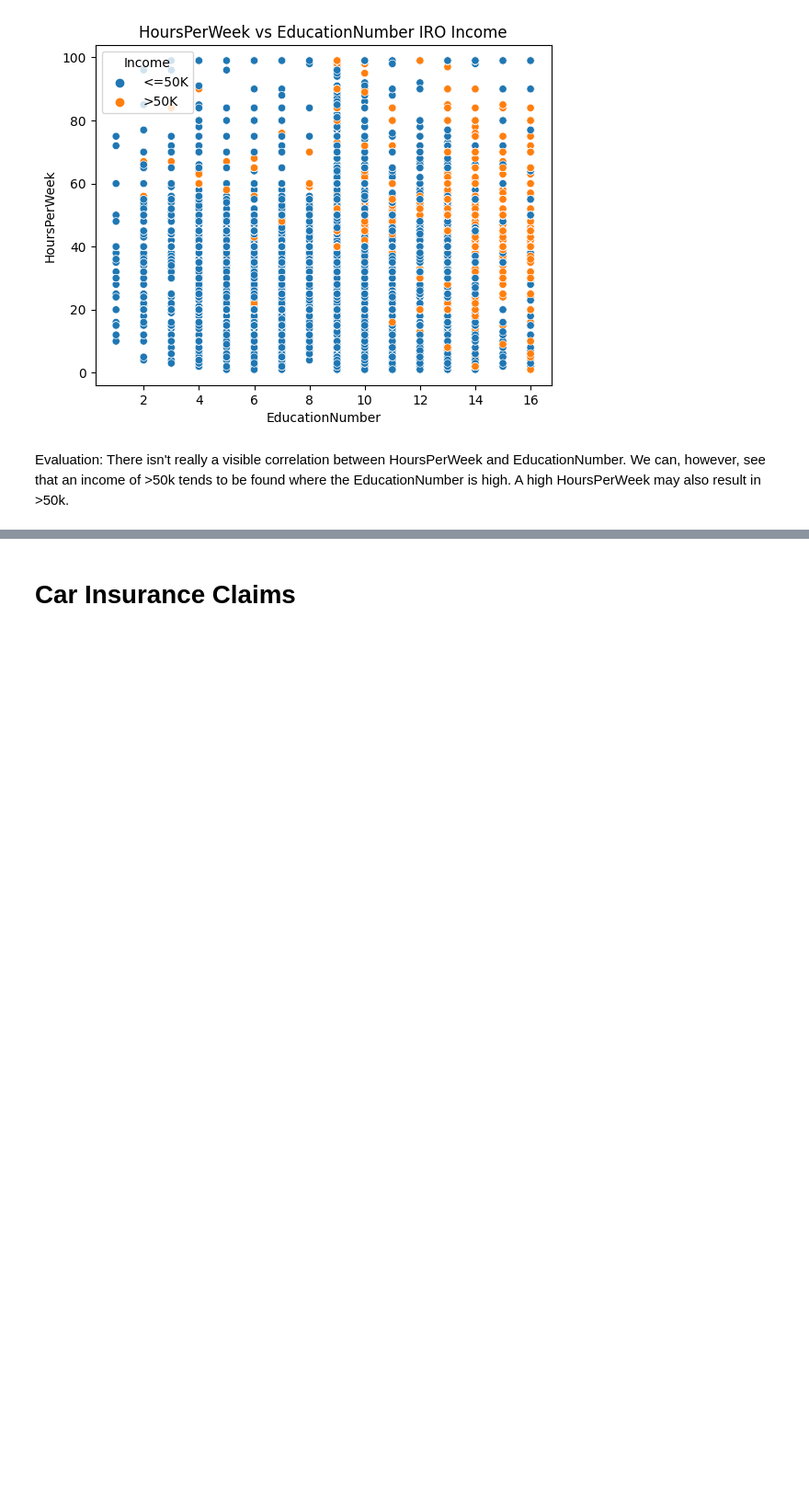
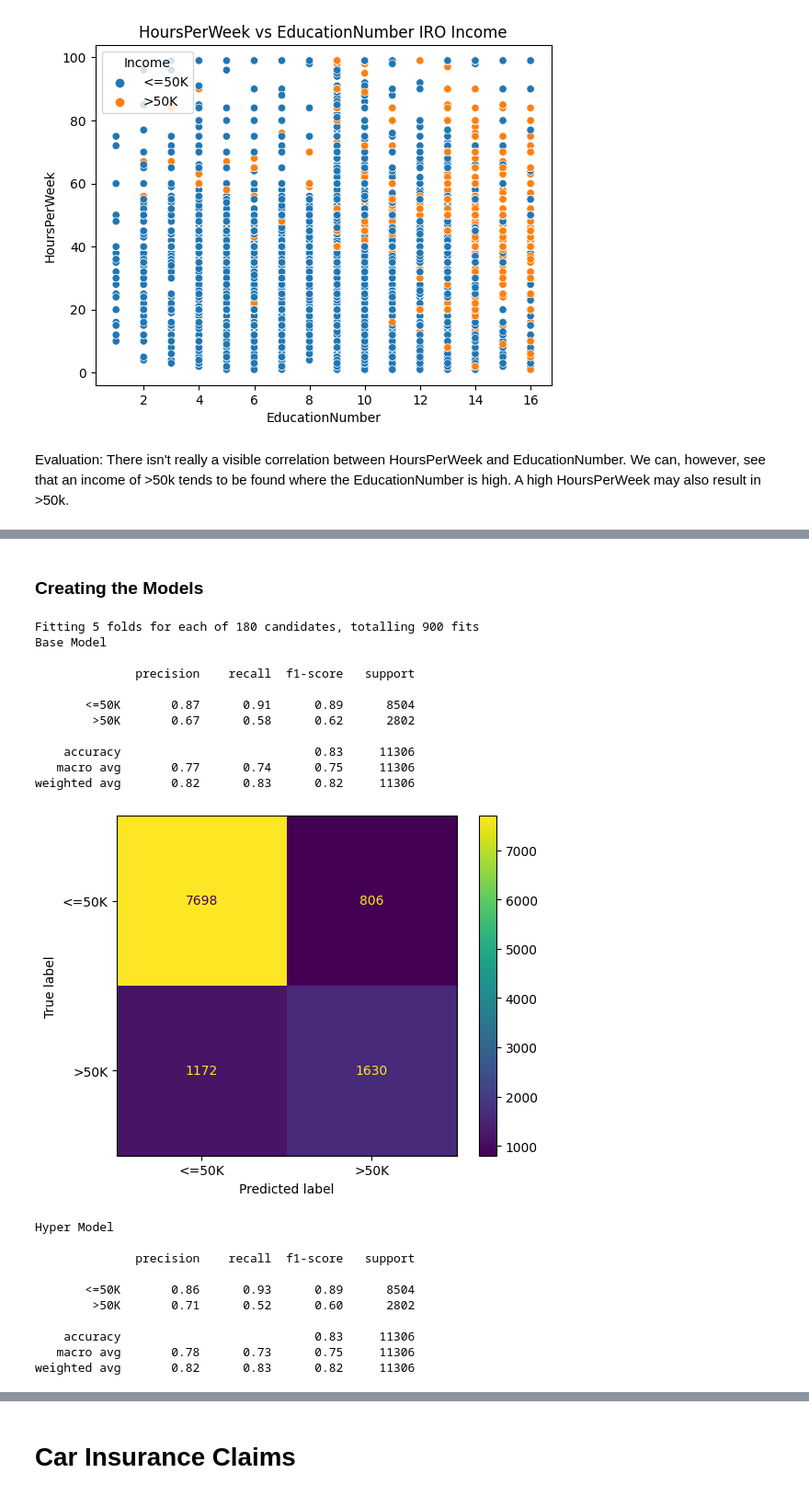
Before and after one commit to YoungVoid/Machine-Learning, a Jupyter notebook: Machine_Learning.ipynb, the cells around one changed output, grey strips where cells are left out. Shown at 92% size. Cells and saved outputs as stored; diff of their text form; code cells hidden in the pictures; blank space fills up the shorter version.

```diff
--- a/Machine_Learning.ipynb
+++ b/Machine_Learning.ipynb
@@ -535,0 +664,66 @@ Evaluation: There isn't really a visible correlation between HoursPerWeek and Ed
+# %%
+# Copied from class notebook - Code_along_feature_engineering
+# Edited slightly for use
+def evaluate_model(true, pred, name='Model'):
+
+    """shows classification_report and confusion matrix
+    for classification model predictions.  Outputs a dataframe of metrics"""
+
+    print(name, '\n')
+    print(classification_report(true, pred))
+    ConfusionMatrixDisplay.from_predictions(true, pred)
+    plt.show()
+
+    scores = pd.DataFrame()
+    scores['Model Name'] = [name]
+    scores['Precision'] = [precision_score(true, pred, average=None)]
+    scores['Recall'] = [recall_score(true, pred, average=None)]
+    scores['F1 Score'] = [f1_score(true, pred, average=None)]
+    scores['Accuracy'] = [accuracy_score(true, pred)]
+    scores.set_index('Model Name', inplace=True)
+
+    return scores
+# %% [markdown]
+### Creating the Models
+# %%
+%%time
+# Model to use
+model = KNeighborsClassifier()
+
+# Create Base Model
+knn_model = create_model(model)
+
+# Parameters to hypertune with
+param_grid = {'kneighborsclassifier__n_neighbors':[i for i in range(1, 30, 3)],
+              'kneighborsclassifier__weights' : ['uniform','distance'],
+              'kneighborsclassifier__leaf_size': [i for i in range(10, 100, 10)]}
+
+# Create Hypertuned Model
+knn_model_hyper = hypertune_model(knn_model['model'], param_grid)
+
+# Evaluate Models
+knn_eval = evaluate_model(y_test, knn_model['test_pred'], name='Base Model')
+knn_eval_hyper = evaluate_model(y_test, knn_model_hyper['test_pred'], name='Hyper Model')
+# %% [output]
+Fitting 5 folds for each of 180 candidates, totalling 900 fits
+Base Model
+
+              precision    recall  f1-score   support
+
+       <=50K       0.87      0.91      0.89      8504
+        >50K       0.67      0.58      0.62      2802
+
+    accuracy                           0.83     11306
+   macro avg       0.77      0.74      0.75     11306
+weighted avg       0.82      0.83      0.82     11306
+[figure, added]
+Hyper Model
+
+              precision    recall  f1-score   support
+
+       <=50K       0.86      0.93      0.89      8504
+        >50K       0.71      0.52      0.60      2802
+
+    accuracy                           0.83     11306
+   macro avg       0.78      0.73      0.75     11306
+weighted avg       0.82      0.83      0.82     11306
```
Also changed, not shown: parts of 17 cells of this notebook.
